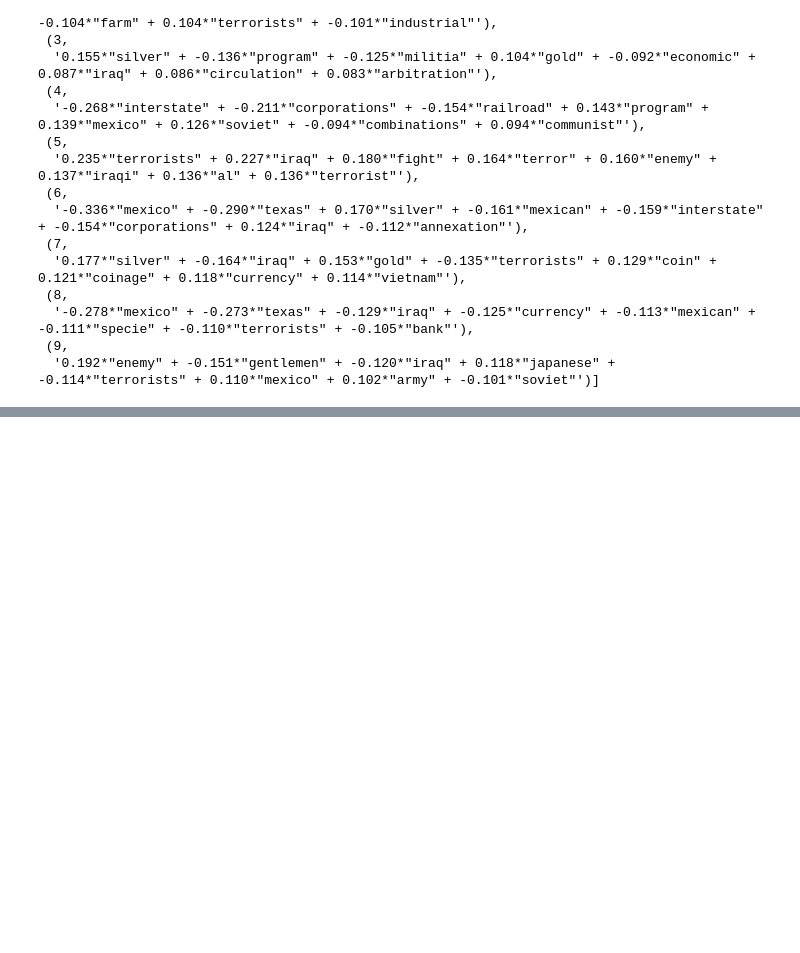
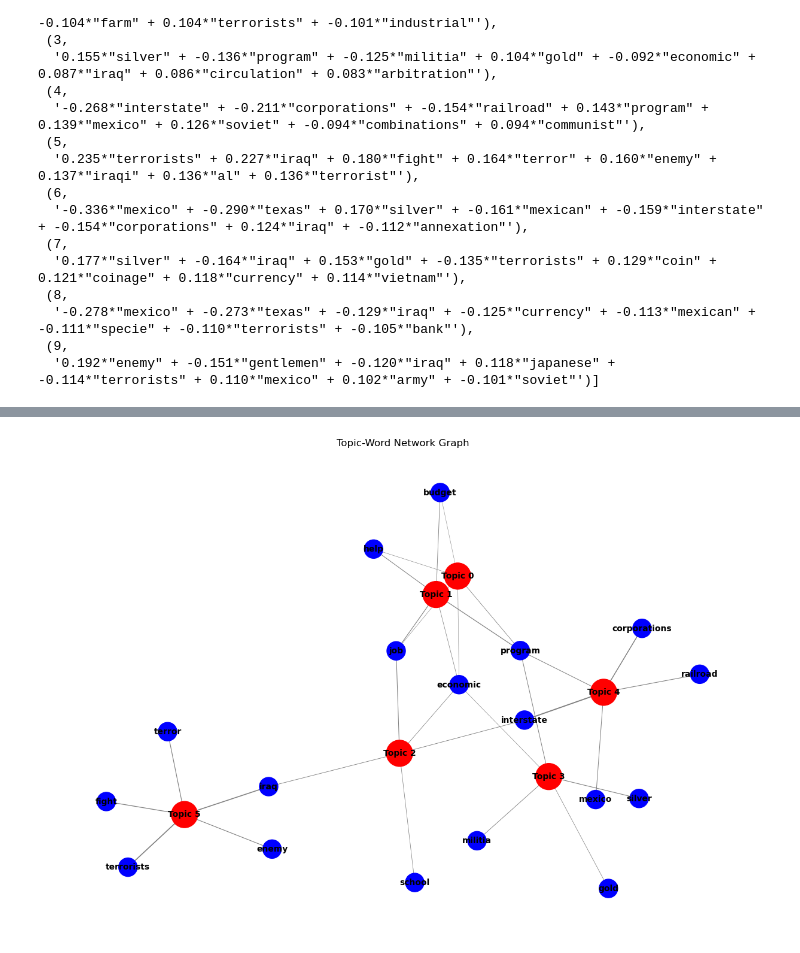
Before and after one commit to ajulthomas/ai-techniques, a Jupyter notebook: assignment_2/u3253992_ajulthomas_assignment2.ipynb, the cells around one changed output, grey strips where cells are left out. Drawn from its saved outputs; the diff is of its cells as text; code cells hidden in the pictures; blank space fills up the shorter version.

```diff
--- a/assignment_2/u3253992_ajulthomas_assignment2.ipynb
+++ b/assignment_2/u3253992_ajulthomas_assignment2.ipynb
@@ -518,0 +589,46 @@ ValueError: x and y must have same first dimension, but have shapes (25,) and (1
+# %%
+import networkx as nx
+import matplotlib.pyplot as plt
+
+
+def plot_topic_network(topic_data):
+    G = nx.Graph()
+
+    # Add edges between topics and words
+    for topic, words in topic_data.items():
+        topic_node = f"Topic {topic}"
+        G.add_node(topic_node, color="red", size=1000)  # Topic nodes in red
+
+        for word, weight in words:
+            G.add_node(word, color="blue", size=500)  # Word nodes in blue
+            G.add_edge(topic_node, word, weight=abs(weight))
+
+    # Get node colors and sizes
+    node_colors = [G.nodes[node]["color"] for node in G.nodes]
+    node_sizes = [G.nodes[node]["size"] for node in G.nodes]
+
+    # Get edge weights for visualization
+    edge_weights = [G[u][v]["weight"] * 5 for u, v in G.edges]  # Scale for visibility
+
+    # Draw the graph
+    plt.figure(figsize=(12, 8))
+    pos = nx.spring_layout(G, seed=42)
+
+    nx.draw(
+        G,
+        pos,
+        with_labels=True,
+        node_color=node_colors,
+        node_size=node_sizes,
+        edge_color="gray",
+        width=edge_weights,
+        font_size=10,
+        font_weight="bold",
+    )
+    plt.title("Topic-Word Network Graph")
+    plt.show()
+# %%
+# plot the topic network
+plot_topic_network(dict(topics))
+# %% [output]
+[figure, added]
```
Also changed, not shown: parts of 6 cells of this notebook.
